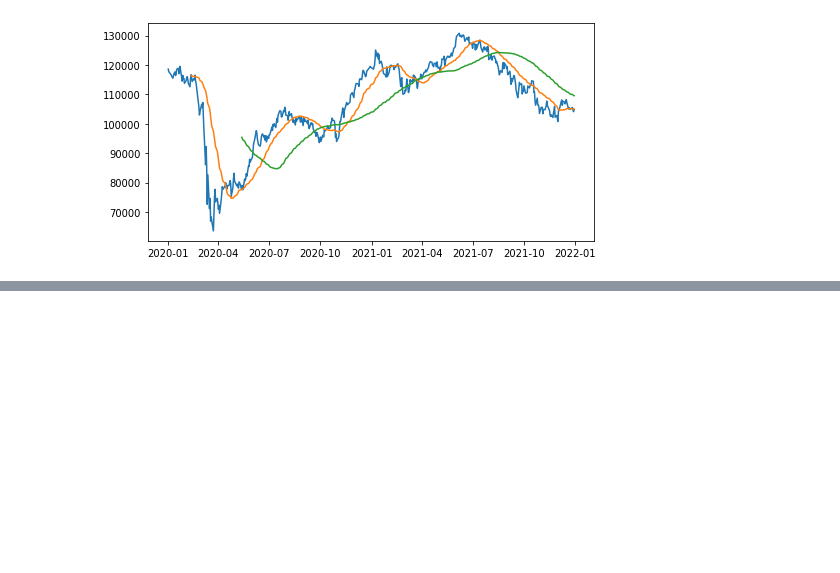
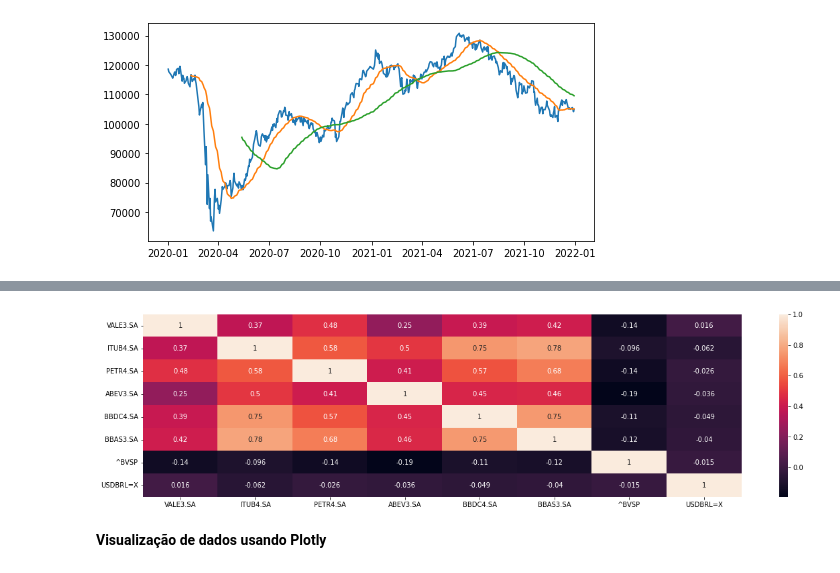
Before and after one commit to DheniMoura/stock-analysis, a Jupyter notebook: Stock_analysis.ipynb, the cells around one changed output, grey strips where cells are left out. Cells and saved outputs as stored; diff of their text form; code cells hidden in the pictures; blank space fills up the shorter version.

```diff
--- a/Stock_analysis.ipynb
+++ b/Stock_analysis.ipynb
@@ -271,0 +335,12 @@ continua em 35:44 mminutos de vídeo
+# %%
+tickets = ['VALE3.SA', 'ITUB4.SA', 'PETR4.SA', 'ABEV3.SA', 'BBDC4.SA', 'BBAS3.SA', '^BVSP', 'USDBRL=X']
+# %%
+dfs = []
+
+for t in tickets:
+  print('Reading ticker {}...'.format(t))
+  ticket = yf.Ticker(t)
+  aux = ticket.history(interval='1d', start='2018-01-01', end='2022-01-01')
+  aux.reset_index(inplace=True)
+  aux['ticket'] = t
+  dfs.append(aux)
@@ -271,0 +372,3 @@ continua em 35:44 mminutos de vídeo
+# %%
+for d in dfs:
+  features_extraction(d)
@@ -271,0 +391,4 @@ continua em 35:44 mminutos de vídeo
+# %%
+correlacao = pd.DataFrame()
+for d in dfs:
+  correlacao[d['ticket'].iloc[0]] = d['Rentabilidade']
@@ -271,0 +434,7 @@ continua em 35:44 mminutos de vídeo
+# %%
+ax, fig = plt.subplots(figsize=(20,5))
+ax = sns.heatmap(correlacao.corr(), annot=True)
+# %% [output]
+[figure, added]
+# %% [markdown]
+**Visualização de dados usando Plotly**
```
Also changed, not shown: parts of 24 cells of this notebook.
